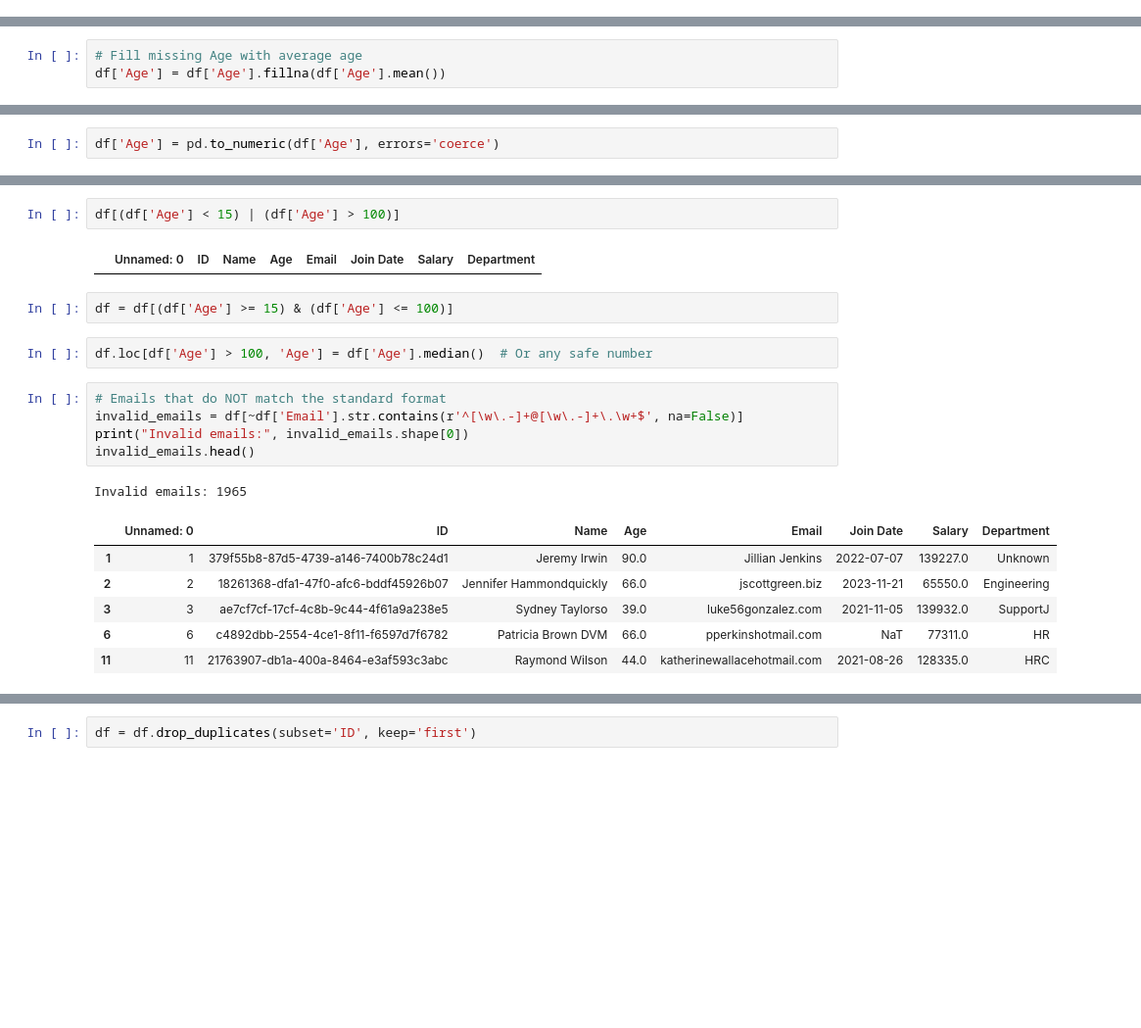
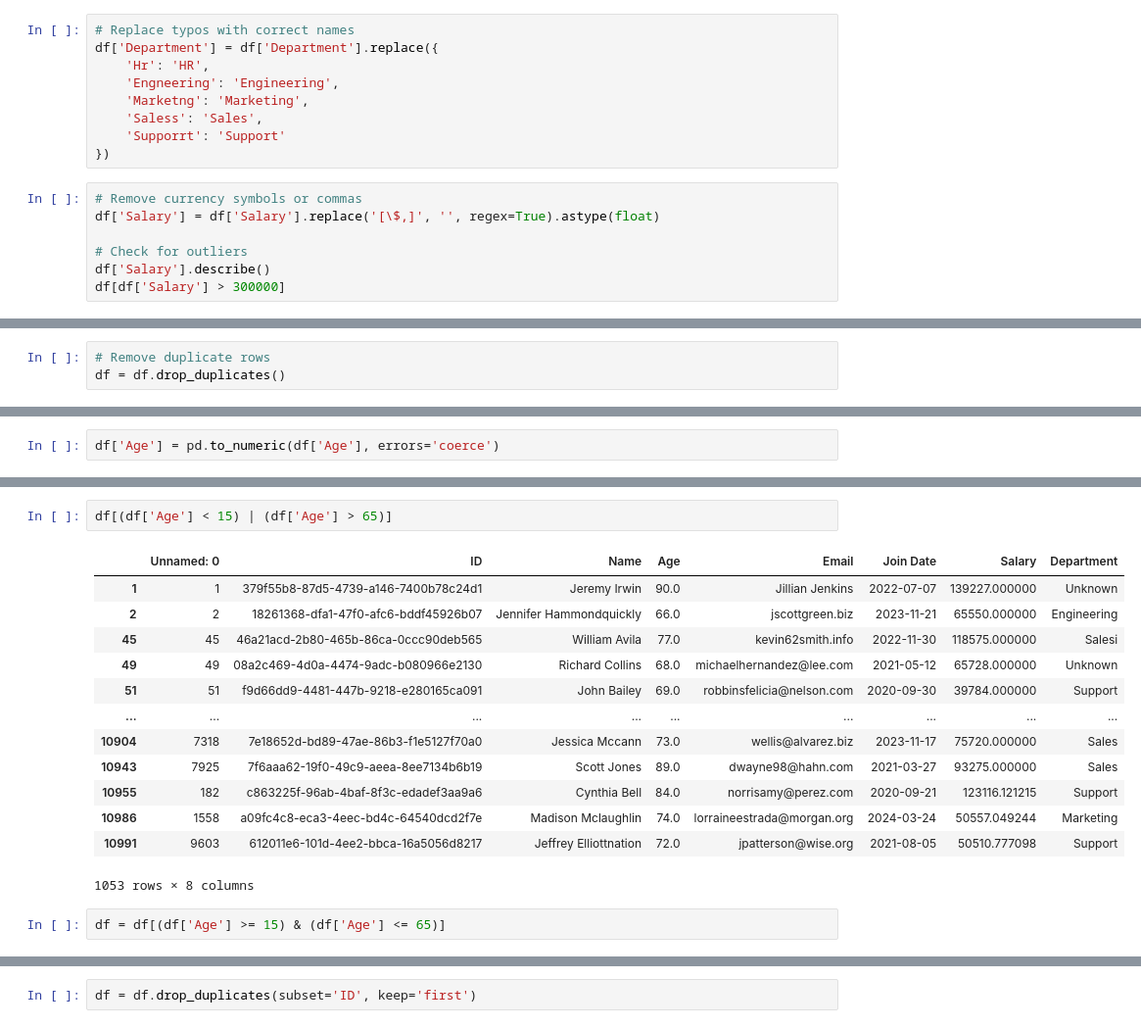
Before and after one commit to Shahla106/Datahut-QA-Assignment, a Jupyter notebook: Notebooks/data_cleaning.ipynb, the cells around one changed output, grey strips where cells are left out. Shown: that part at 98% size. Saved outputs shown, nothing was run; the diff lists cells and outputs as text; blank space fills up the shorter version.

Commit message:
Final cleaned dataset and notebook after removing salary/age decimals and name noise

```diff
--- a/Notebooks/data_cleaning.ipynb
+++ b/Notebooks/data_cleaning.ipynb
@@ -13,0 +114,16 @@ df.head()
+# %%
+# Replace typos with correct names
+df['Department'] = df['Department'].replace({
+    'Hr': 'HR',
+    'Engneering': 'Engineering',
+    'Marketng': 'Marketing',
+    'Saless': 'Sales',
+    'Supporrt': 'Support'
+})
+# %%
+# Remove currency symbols or commas
+df['Salary'] = df['Salary'].replace('[\$,]', '', regex=True).astype(float)
+
+# Check for outliers
+df['Salary'].describe()
+df[df['Salary'] > 300000]
@@ -14 +132,4 @@ df.head()
+# %%
+# Remove duplicate rows
+df = df.drop_duplicates()
 # %%
@@ -126,3 +193,0 @@ df = df.dropna(subset=['Join Date'])
-# %%
-# Fill missing Age with average age
-df['Age'] = df['Age'].fillna(df['Age'].mean())
@@ -261,26 +269,23 @@ min        18.000000
 max        90.000000
 Name: Age, dtype: float64
 # %%
-df[(df['Age'] < 15) | (df['Age'] > 100)]
+df[(df['Age'] < 15) | (df['Age'] > 65)]
 # %% [output]
 |  | Unnamed: 0 | ID | Name | Age | Email | Join Date | Salary | Department |
+| 1 | 1 | 379f55b8-87d5-4739-a146-7400b78c24d1 | Jeremy Irwin | 90.0 | Jillian Jenkins | 2022-07-07 | 139227.000000 | Unknown |
+| 2 | 2 | 18261368-dfa1-47f0-afc6-bddf45926b07 | Jennifer Hammondquickly | 66.0 | jscottgreen.biz | 2023-11-21 | 65550.000000 | Engineering |
+| 45 | 45 | 46a21acd-2b80-465b-86ca-0ccc90deb565 | William Avila | 77.0 | kevin62smith.info | 2022-11-30 | 118575.000000 | Salesi |
+| 49 | 49 | 08a2c469-4d0a-4474-9adc-b080966e2130 | Richard Collins | 68.0 | michaelhernandez@lee.com | 2021-05-12 | 65728.000000 | Unknown |
+| 51 | 51 | f9d66dd9-4481-447b-9218-e280165ca091 | John Bailey | 69.0 | robbinsfelicia@nelson.com | 2020-09-30 | 39784.000000 | Support |
+| ... | ... | ... | ... | ... | ... | ... | ... | ... |
+| 10904 | 7318 | 7e18652d-bd89-47ae-86b3-f1e5127f70a0 | Jessica Mccann | 73.0 | wellis@alvarez.biz | 2023-11-17 | 75720.000000 | Sales |
+| 10943 | 7925 | 7f6aaa62-19f0-49c9-aeea-8ee7134b6b19 | Scott Jones | 89.0 | dwayne98@hahn.com | 2021-03-27 | 93275.000000 | Sales |
+| 10955 | 182 | c863225f-96ab-4baf-8f3c-edadef3aa9a6 | Cynthia Bell | 84.0 | norrisamy@perez.com | 2020-09-21 | 123116.121215 | Support |
+| 10986 | 1558 | a09fc4c8-eca3-4eec-bd4c-64540dcd2f7e | Madison Mclaughlin | 74.0 | lorraineestrada@morgan.org | 2024-03-24 | 50557.049244 | Marketing |
+| 10991 | 9603 | 612011e6-101d-4ee2-bbca-16a5056d8217 | Jeffrey Elliottnation | 72.0 | jpatterson@wise.org | 2021-08-05 | 50510.777098 | Support |
+1053 rows × 8 columns
 # %%
-df = df[(df['Age'] >= 15) & (df['Age'] <= 100)]
+df = df[(df['Age'] >= 15) & (df['Age'] <= 65)]
-# %%
-df.loc[df['Age'] > 100, 'Age'] = df['Age'].median()  # Or any safe number
-# %%
-# Emails that do NOT match the standard format
-invalid_emails = df[~df['Email'].str.contains(r'^[\w\.-]+@[\w\.-]+\.\w+$', na=False)]
-print("Invalid emails:", invalid_emails.shape[0])
-invalid_emails.head()
-# %% [output]
-Invalid emails: 1965
-|  | Unnamed: 0 | ID | Name | Age | Email | Join Date | Salary | Department |
-| 1 | 1 | 379f55b8-87d5-4739-a146-7400b78c24d1 | Jeremy Irwin | 90.0 | Jillian Jenkins | 2022-07-07 | 139227.0 | Unknown |
-| 2 | 2 | 18261368-dfa1-47f0-afc6-bddf45926b07 | Jennifer Hammondquickly | 66.0 | jscottgreen.biz | 2023-11-21 | 65550.0 | Engineering |
-| 3 | 3 | ae7cf7cf-17cf-4c8b-9c44-4f61a9a238e5 | Sydney Taylorso | 39.0 | luke56gonzalez.com | 2021-11-05 | 139932.0 | SupportJ |
-| 6 | 6 | c4892dbb-2554-4ce1-8f11-f6597d7f6782 | Patricia Brown DVM | 66.0 | pperkinshotmail.com | NaT | 77311.0 | HR |
-| 11 | 11 | 21763907-db1a-400a-8464-e3af593c3abc | Raymond Wilson | 44.0 | katherinewallacehotmail.com | 2021-08-26 | 128335.0 | HRC |
 # %%
 # Check for personal emails
 personal_emails = df[df['Email'].str.contains(r'gmail|yahoo|hotmail|rediff', case=False, na=False)]
```
Also changed, not shown: parts of 91 cells of this notebook, 1 other file.
